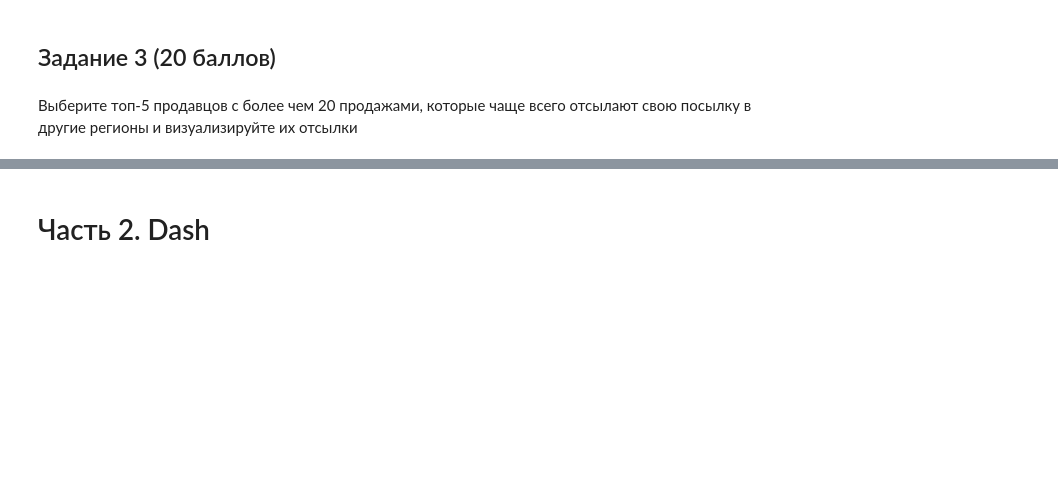
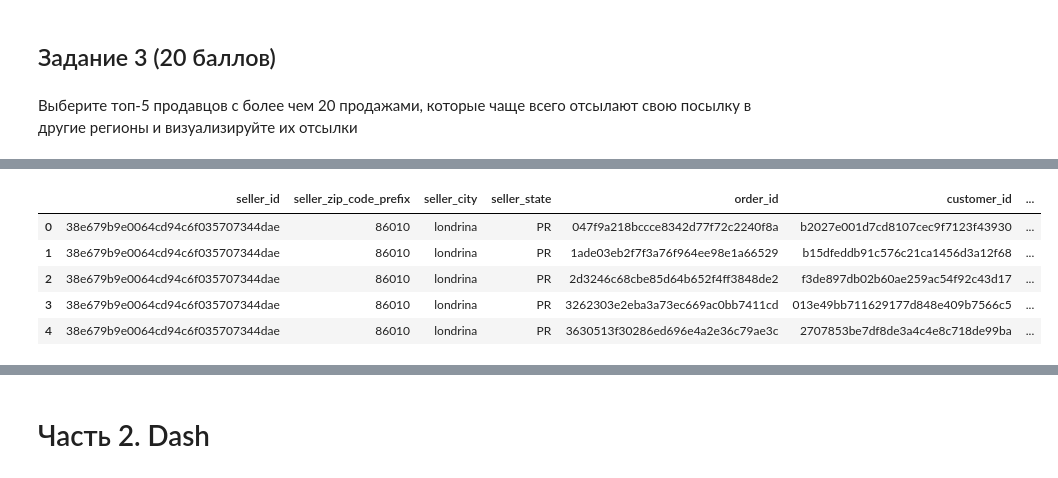
Before and after one commit to katrinnx/python-2-hw-4-katrinnx, a Jupyter notebook: Python_2_HW_4.ipynb, the cells around one changed output, grey strips where cells are left out. Drawn from its saved outputs; the diff is of its cells as text; code cells hidden in the pictures; blank space fills up the shorter version.

```diff
--- a/Python_2_HW_4.ipynb
+++ b/Python_2_HW_4.ipynb
@@ -55,3 +71,7 @@ sellers = pd.read_csv('olist_sellers_dataset.csv')
 Отобразите на карте всех продавцов (в качестве точек - координаты, в качестве размера и цвета точек - число продавцов). При наведении точек должно отображаться название штата, города, а также число продавцов
 
 *Hint: внимательно посмотрите на датасет locations. Если делать задачу максимально втупую, то у вас либо крашнется/зависнет отрисовка, либо на это нельзя будет нормально смотреть*
+# %%
+sellers = sellers.rename(columns = {'seller_zip_code_prefix': 'geolocation_zip_code_prefix'})
+merged_table = pd.merge(sellers, location, on=['geolocation_zip_code_prefix'])
+merged_table = merged_table.groupby(['seller_state', 'geolocation_zip_code_prefix', 'geolocation_city']).agg({'seller_id': 'nunique', 'geolocation_lat': 'mean', 'geolocation_lng': 'mean'}).reset_index()
@@ -59,3 +102,9 @@ sellers = pd.read_csv('olist_sellers_dataset.csv')
 ## Задание 2 (15 баллов)
 # %% [markdown]
 Отобразите на графике число заказов по дням с разбивкой по статусам. Также создайте график со средней оценкой отзыва (аггрегируйте по дням). Для обоих графиков должен быть слайдер по датам
+# %%
+def strip_date(x):
+    x = x.replace(minute=0)
+    x = x.replace(second=0)
+    x = x.replace(hour=0)
+    return x
@@ -63,3 +167,19 @@ sellers = pd.read_csv('olist_sellers_dataset.csv')
 ## Задание 3 (20 баллов)
 # %% [markdown]
 Выберите топ-5 продавцов с более чем 20 продажами, которые чаще всего отсылают свою посылку в другие регионы и визуализируйте их отсылки
+# %%
+merged_table = pd.merge(orders, items, on='order_id')
+merged_table = pd.merge(merged_table, sellers, on='seller_id')
+merged_table = pd.merge(merged_table, customers, on='customer_id')
+merged_table['del_to_other_st'] = (merged_table.customer_state != merged_table.seller_state).astype(int)
+
+merged_table = merged_table.groupby(['seller_id', 'order_id']).agg({'del_to_other_st': 'max'}).reset_index()
+merged_table = merged_table.groupby('seller_id').agg({'del_to_other_st': 'sum', 'order_id': 'nunique'}).reset_index()
+
+merged_table['share'] = merged_table['del_to_other_st'] / merged_table['order_id']
+merged_table = merged_table[merged_table['order_id'] > 20]
+
+result = merged_table.sort_values('share', ascending=False)
+result = result[0:5]
+idxs = np.array(result.seller_id)
+idxs
@@ -65,0 +201,13 @@ sellers = pd.read_csv('olist_sellers_dataset.csv')
+# %%
+top_orders = pd.merge(sellers[sellers.seller_id.isin(idxs)].rename(columns={'geolocation_zip_code_prefix': 'seller_zip_code_prefix'})[['seller_id', 'seller_zip_code_prefix', 'seller_city', 'seller_state']],
+                      items[['order_id', 'seller_id']], on='seller_id')
+top_orders = pd.merge(top_orders, orders[['order_id', 'customer_id']], on='order_id')
+top_orders = pd.merge(top_orders, customers[['customer_id', 'customer_zip_code_prefix', 'customer_city', 'customer_state']], on='customer_id')
+top_orders.head()
+# %% [output]
+|  | seller_id | seller_zip_code_prefix | seller_city | seller_state | order_id | customer_id | ... |
+| 0 | 38e679b9e0064cd94c6f035707344dae | 86010 | londrina | PR | 047f9a218bccce8342d77f72c2240f8a | b2027e001d7cd8107cec9f7123f43930 | ... |
+| 1 | 38e679b9e0064cd94c6f035707344dae | 86010 | londrina | PR | 1ade03eb2f7f3a76f964ee98e1a66529 | b15dfeddb91c576c21ca1456d3a12f68 | ... |
+| 2 | 38e679b9e0064cd94c6f035707344dae | 86010 | londrina | PR | 2d3246c68cbe85d64b652f4ff3848de2 | f3de897db02b60ae259ac54f92c43d17 | ... |
+| 3 | 38e679b9e0064cd94c6f035707344dae | 86010 | londrina | PR | 3262303e2eba3a73ec669ac0bb7411cd | 013e49bb711629177d848e409b7566c5 | ... |
+| 4 | 38e679b9e0064cd94c6f035707344dae | 86010 | londrina | PR | 3630513f30286ed696e4a2e36c79ae3c | 2707853be7df8de3a4c4e8c718de99ba | ... |
```
Also changed, not shown: parts of 13 cells of this notebook.
